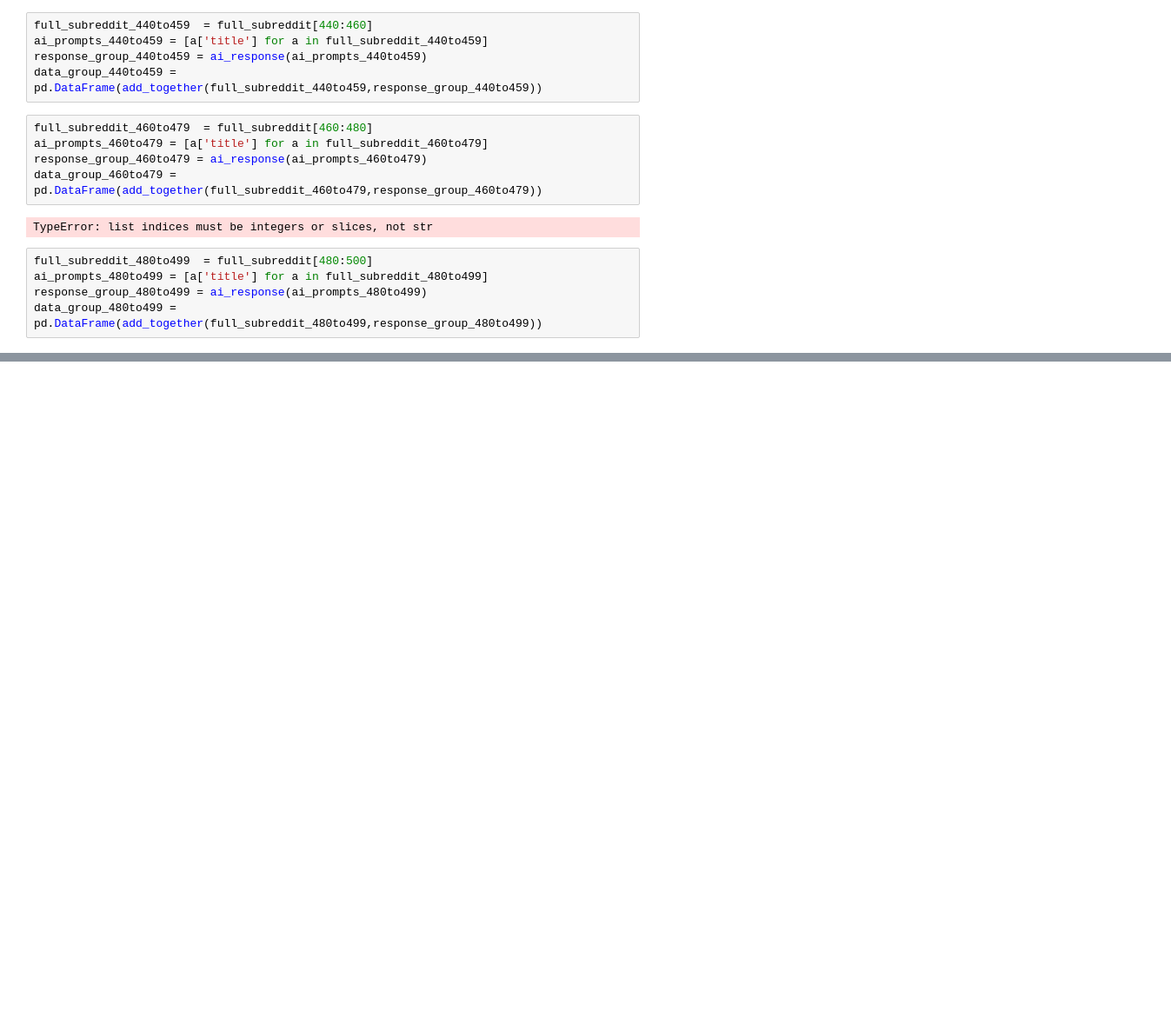
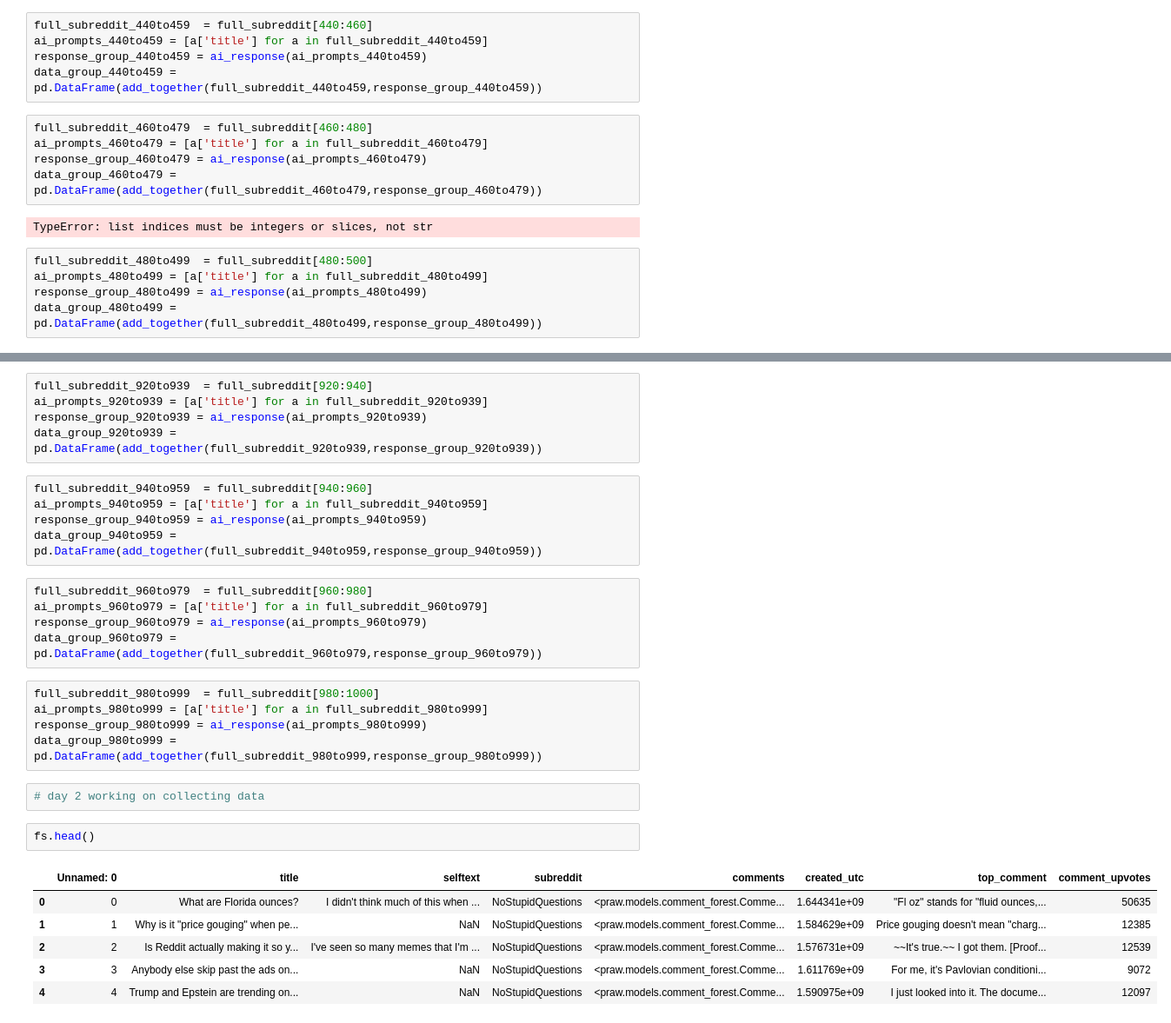
Before and after one commit to tkhong95/APIs_NLP, a Jupyter notebook: example.ipynb, the cells around one changed output, grey strips where cells are left out. Shown at 87% size. Saved outputs shown, nothing was run; the diff lists cells and outputs as text; blank space fills up the shorter version.

```diff
--- a/example.ipynb
+++ b/example.ipynb
@@ -483,0 +440,31 @@ TypeError: string indices must be integers, not 'str'
+# %%
+full_subreddit_920to939  = full_subreddit[920:940]
+ai_prompts_920to939 = [a['title'] for a in full_subreddit_920to939]
+response_group_920to939 = ai_response(ai_prompts_920to939)
+data_group_920to939 = pd.DataFrame(add_together(full_subreddit_920to939,response_group_920to939))
+# %%
+full_subreddit_940to959  = full_subreddit[940:960]
+ai_prompts_940to959 = [a['title'] for a in full_subreddit_940to959]
+response_group_940to959 = ai_response(ai_prompts_940to959)
+data_group_940to959 = pd.DataFrame(add_together(full_subreddit_940to959,response_group_940to959))
+# %%
+full_subreddit_960to979  = full_subreddit[960:980]
+ai_prompts_960to979 = [a['title'] for a in full_subreddit_960to979]
+response_group_960to979 = ai_response(ai_prompts_960to979)
+data_group_960to979 = pd.DataFrame(add_together(full_subreddit_960to979,response_group_960to979))
+# %%
+full_subreddit_980to999  = full_subreddit[980:1000]
+ai_prompts_980to999 = [a['title'] for a in full_subreddit_980to999]
+response_group_980to999 = ai_response(ai_prompts_980to999)
+data_group_980to999 = pd.DataFrame(add_together(full_subreddit_980to999,response_group_980to999))
+# %%
+# day 2 working on collecting data
+# %%
+fs.head()
+# %% [output]
+|  | Unnamed: 0 | title | selftext | subreddit | comments | created_utc | top_comment | comment_upvotes |
+| 0 | 0 | What are Florida ounces? | I didn't think much of this when ... | NoStupidQuestions | <praw.models.comment_forest.Comme... | 1.644341e+09 | "Fl oz" stands for "fluid ounces,... | 50635 |
+| 1 | 1 | Why is it "price gouging" when pe... | NaN | NoStupidQuestions | <praw.models.comment_forest.Comme... | 1.584629e+09 | Price gouging doesn't mean "charg... | 12385 |
+| 2 | 2 | Is Reddit actually making it so y... | I've seen so many memes that I'm ... | NoStupidQuestions | <praw.models.comment_forest.Comme... | 1.576731e+09 | ~~It's true.~~ I got them. [Proof... | 12539 |
+| 3 | 3 | Anybody else skip past the ads on... | NaN | NoStupidQuestions | <praw.models.comment_forest.Comme... | 1.611769e+09 | For me, it's Pavlovian conditioni... | 9072 |
+| 4 | 4 | Trump and Epstein are trending on... | NaN | NoStupidQuestions | <praw.models.comment_forest.Comme... | 1.590975e+09 | I just looked into it. The docume... | 12097 |
```
Also changed, not shown: parts of 99 cells of this notebook.
